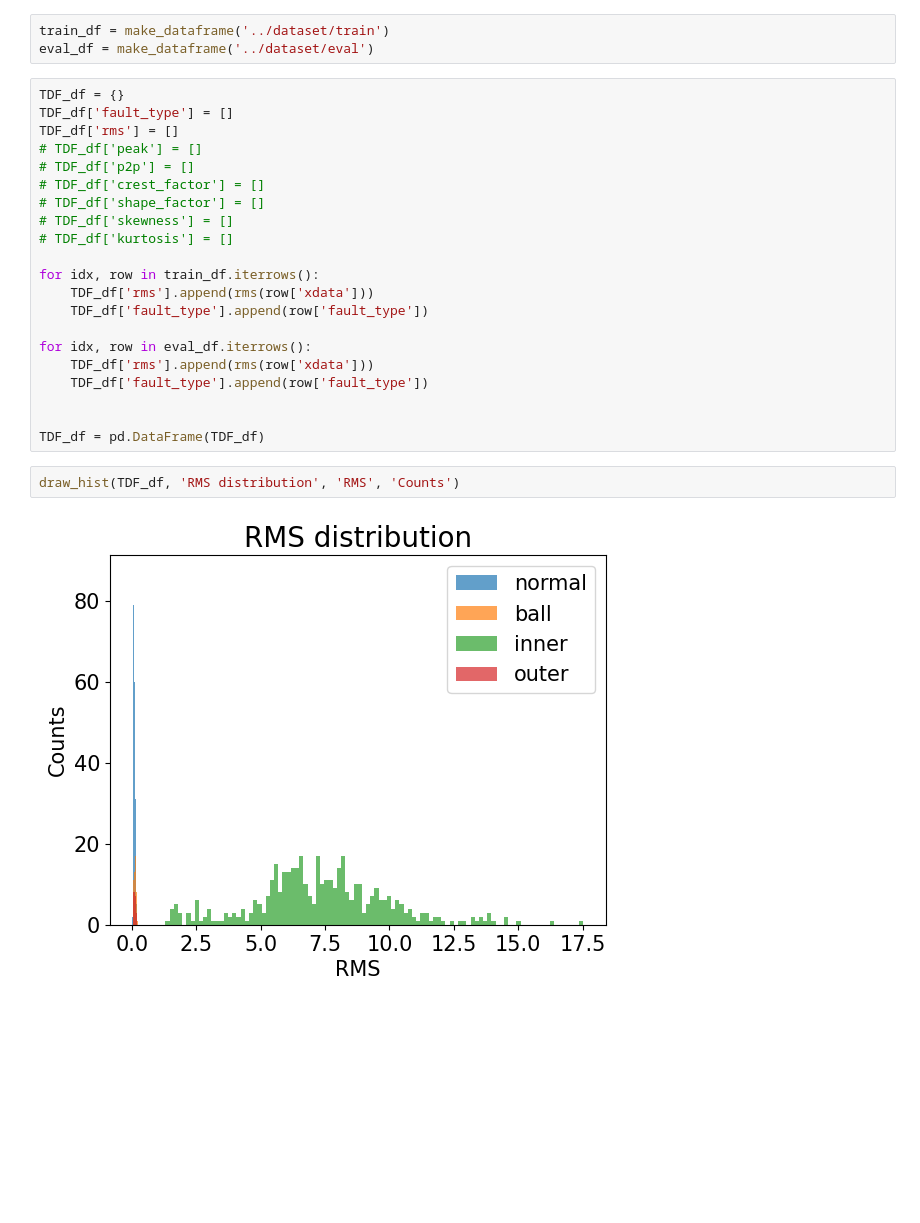
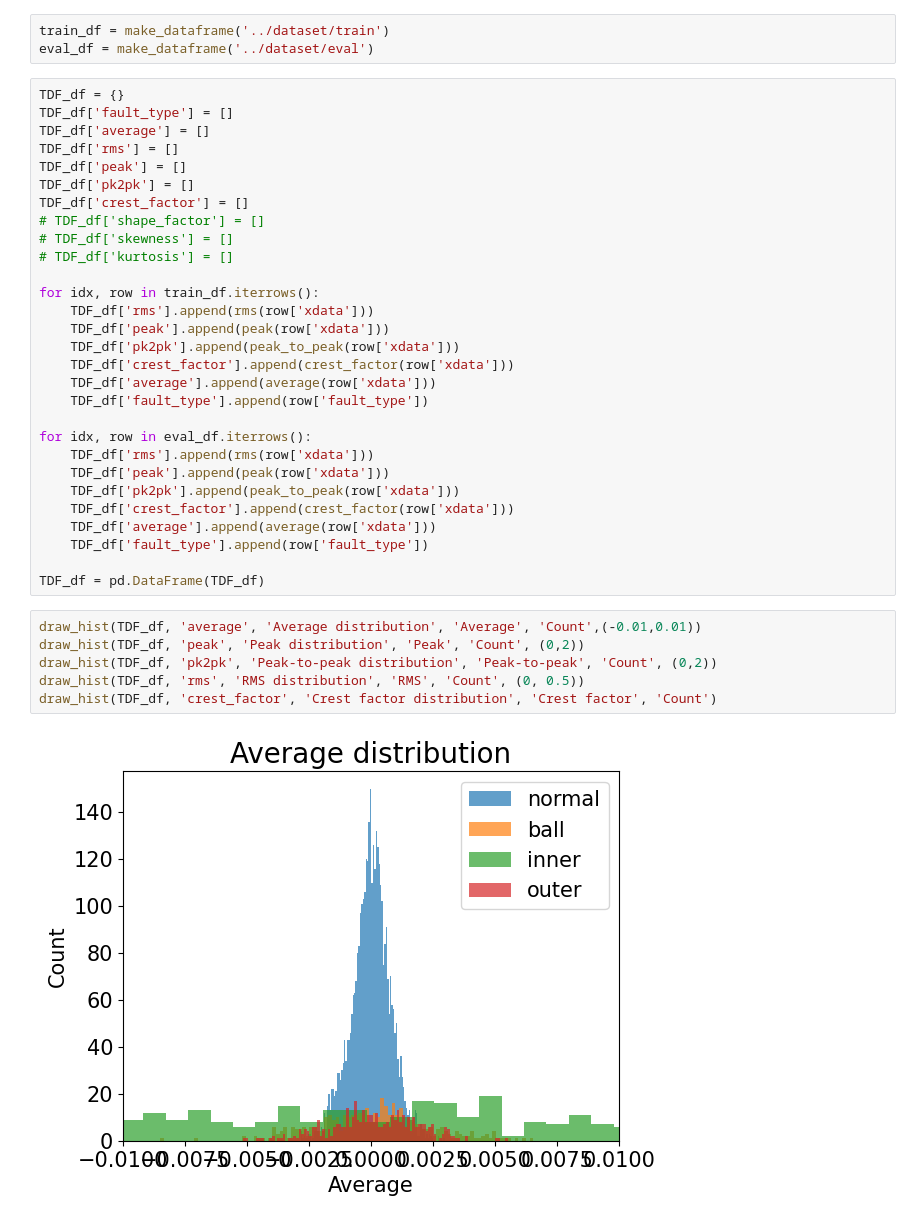
Before and after one commit to Kseorang1218/Deep-Learning-Study, a Jupyter notebook: KSNVE-Challenge/EDA/data_handling.ipynb, the cells around one changed output. Cells and saved outputs as stored; diff of their text form; blank space fills up the shorter version.

Commit message:
🚧  Avg, peak, p2p, crest factor plot

```diff
--- a/KSNVE-Challenge/EDA/data_handling.ipynb
+++ b/KSNVE-Challenge/EDA/data_handling.ipynb
@@ -98,25 +98,37 @@ eval_df = make_dataframe('../dataset/eval')
 # %%
 TDF_df = {}
 TDF_df['fault_type'] = []
+TDF_df['average'] = []
 TDF_df['rms'] = []
-# TDF_df['peak'] = []
-# TDF_df['p2p'] = []
-# TDF_df['crest_factor'] = []
+TDF_df['peak'] = []
+TDF_df['pk2pk'] = []
+TDF_df['crest_factor'] = []
 # TDF_df['shape_factor'] = []
 # TDF_df['skewness'] = []
 # TDF_df['kurtosis'] = []
 
 for idx, row in train_df.iterrows():
     TDF_df['rms'].append(rms(row['xdata']))
+    TDF_df['peak'].append(peak(row['xdata']))
+    TDF_df['pk2pk'].append(peak_to_peak(row['xdata']))
+    TDF_df['crest_factor'].append(crest_factor(row['xdata']))
+    TDF_df['average'].append(average(row['xdata']))
     TDF_df['fault_type'].append(row['fault_type'])
 
 for idx, row in eval_df.iterrows():
     TDF_df['rms'].append(rms(row['xdata']))
+    TDF_df['peak'].append(peak(row['xdata']))
+    TDF_df['pk2pk'].append(peak_to_peak(row['xdata']))
+    TDF_df['crest_factor'].append(crest_factor(row['xdata']))
+    TDF_df['average'].append(average(row['xdata']))
     TDF_df['fault_type'].append(row['fault_type'])
 
-
 TDF_df = pd.DataFrame(TDF_df)
-# %%
-draw_hist(TDF_df, 'RMS distribution', 'RMS', 'Counts')
-# %% [output]
-[figure, removed]
+# %%
+draw_hist(TDF_df, 'average', 'Average distribution', 'Average', 'Count',(-0.01,0.01))
+draw_hist(TDF_df, 'peak', 'Peak distribution', 'Peak', 'Count', (0,2))
+draw_hist(TDF_df, 'pk2pk', 'Peak-to-peak distribution', 'Peak-to-peak', 'Count', (0,2))
+draw_hist(TDF_df, 'rms', 'RMS distribution', 'RMS', 'Count', (0, 0.5))
+draw_hist(TDF_df, 'crest_factor', 'Crest factor distribution', 'Crest factor', 'Count')
+# %% [output]
+[figure, added]
```
Also changed, not shown: parts of 5 cells of this notebook, 2 other files.
